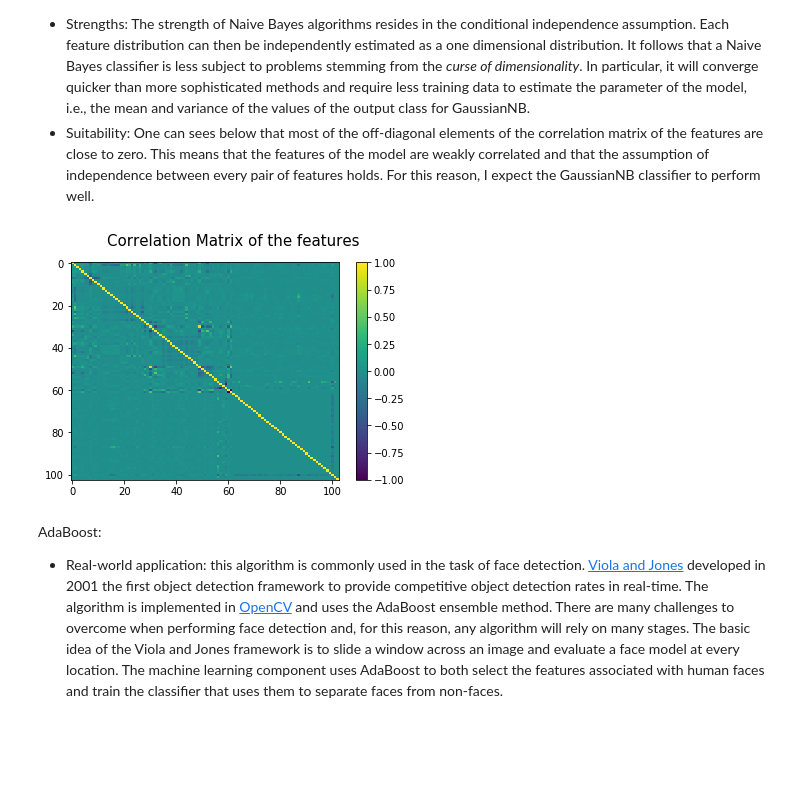
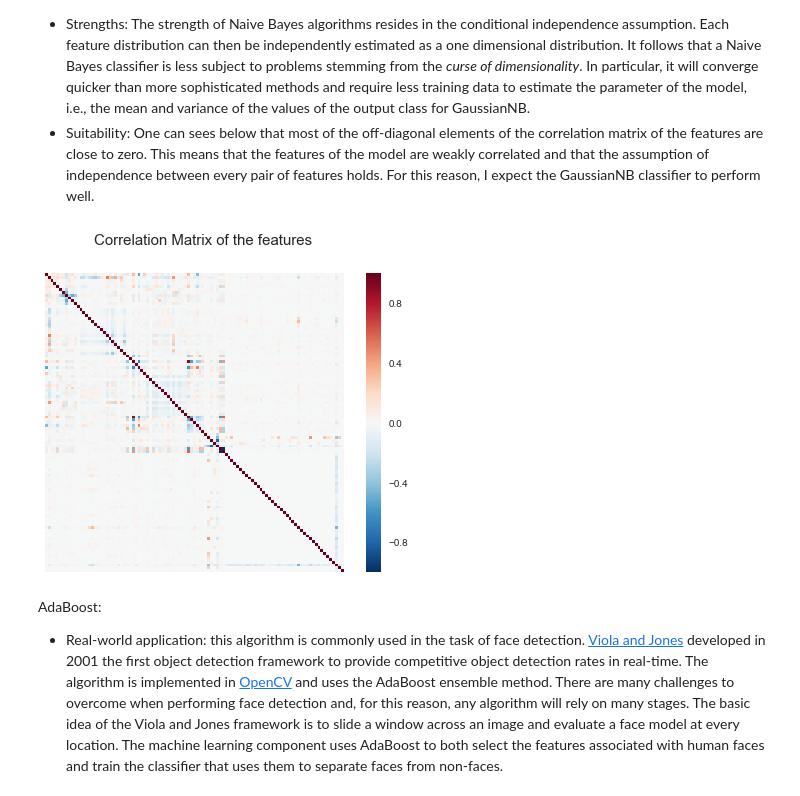
Before and after one commit to rouille/UdacityMachineLearning, a Jupyter notebook: projects/finding_donors/finding_donors.ipynb, the cells around one changed output. Cells and saved outputs as stored; diff of their text form; code cells hidden in the pictures; blank space fills up the shorter version.

```diff
--- a/projects/finding_donors/finding_donors.ipynb
+++ b/projects/finding_donors/finding_donors.ipynb
@@ -24,6 +24,7 @@ import numpy as np
 import pandas as pd
 from time import time
 import matplotlib.pyplot as plt
+import seaborn as sns
 
 from IPython.display import display # Allows the use of display() for DataFrames
 
@@ -33,6 +34,9 @@ import visuals as vs
 # Pretty display for notebooks
 %matplotlib inline
 
+# Style for seaborn
+sns.set(style = "whitegrid") # Set style
+
 # Load the Census dataset
 data = pd.read_csv("census.csv")
 
@@ -226,13 +245,11 @@ GaussianNB:
 * Suitability: One can sees below that most of the off-diagonal elements of the correlation matrix of the features are close to zero. This means that the features of the model are weakly correlated and that the assumption of independence between every pair of features holds. For this reason, I expect the GaussianNB classifier to perform well.
 # %%
 # Correlation Matrix
-plt.figure()
-plt.imshow(features.corr(), interpolation = 'none', aspect = 'auto')
-plt.colorbar()
 plt.suptitle('Correlation Matrix of the features', fontsize = 15)
+sns.heatmap(features.corr(), square = True, xticklabels = False, yticklabels = False)
 plt.show()
 # %% [output]
-[figure, old version]
+[figure, new version]
 # %% [markdown]
 AdaBoost:
 * Real-world application: this algorithm is commonly used in the task of face detection. [Viola and Jones](https://en.wikipedia.org/wiki/Viola-Jones_object_detection_framework) developed in 2001 the first object detection framework to provide competitive object detection rates in real-time. The algorithm is implemented in [OpenCV](https://en.wikipedia.org/wiki/OpenCV) and uses the AdaBoost ensemble method. There are many challenges to overcome when performing face detection and, for this reason, any algorithm will rely on many stages. The basic idea of the Viola and Jones framework is to slide a window across an image and evaluate a face model at every location. The machine learning component uses AdaBoost to both select the features associated with human faces and train the classifier that uses them to separate faces from non-faces.
```
Also changed, not shown: parts of 13 cells of this notebook, 1 other file.
